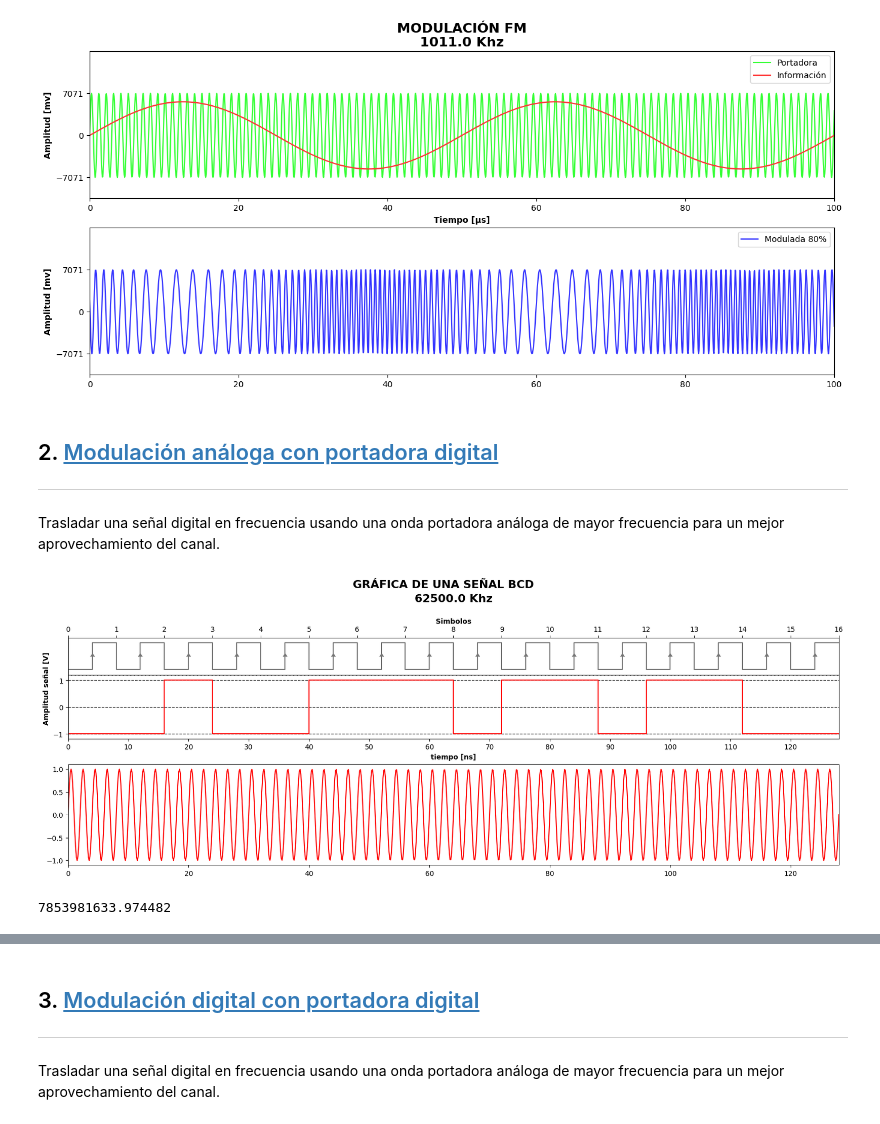
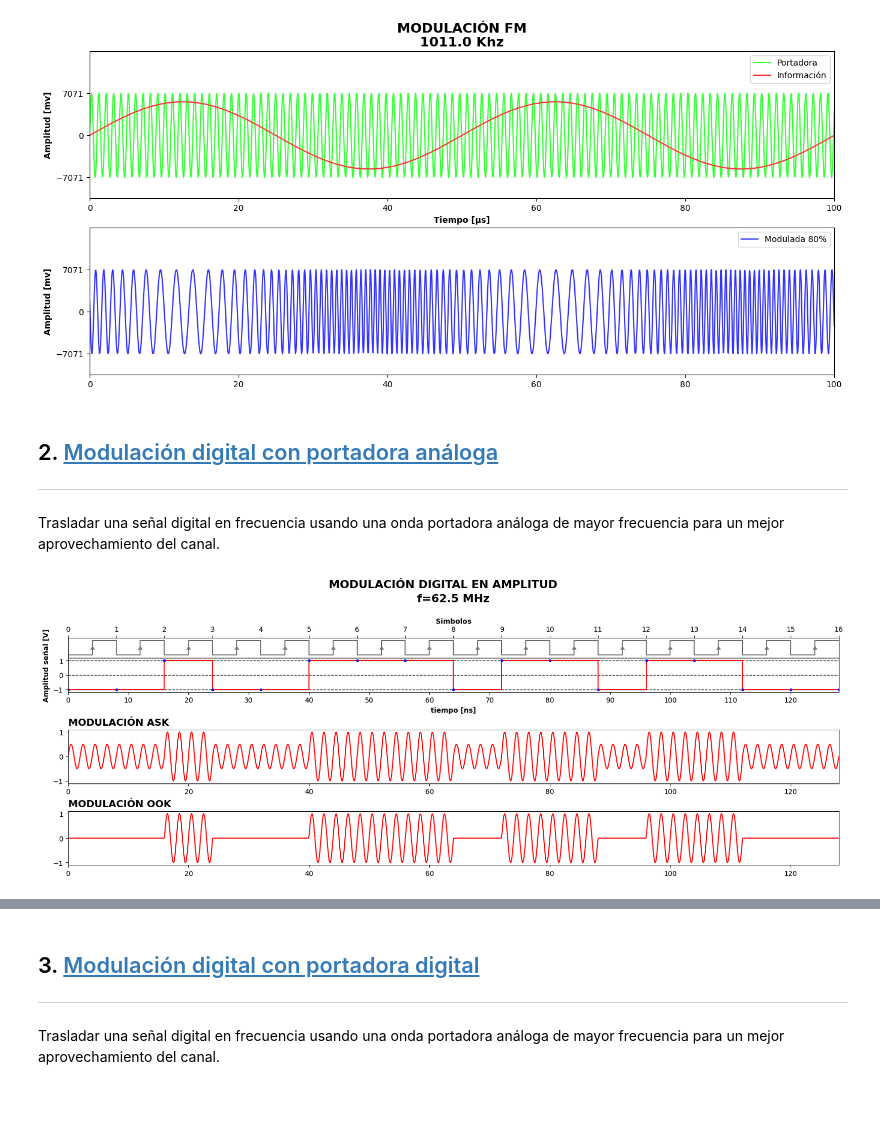
Before and after one commit to GiancarloBenavides/Telematics, a Jupyter notebook: 11-Comunicaciones/11.3_modulacion.ipynb, the cells around one changed output, grey strips where cells are left out. Cells and saved outputs as stored; diff of their text form; code cells hidden in the pictures.

```diff
--- a/11-Comunicaciones/11.3_modulacion.ipynb
+++ b/11-Comunicaciones/11.3_modulacion.ipynb
@@ -286,7 +286,7 @@ plt.show()
 # %% [output]
 [figure]
 # %% [markdown]
-## 2. [Modulación análoga con portadora digital](#agenda)
+## 2. [Modulación digital con portadora análoga](#agenda)
 ---
 Trasladar una señal digital en frecuencia usando una onda portadora análoga de mayor frecuencia para un mejor aprovechamiento del canal.
 # %%
@@ -298,7 +298,7 @@ tam_sym = 1
 tiempo_de_señal = 8e-9
 baudrate = 1/tiempo_de_señal
 ancho_de_banda = baudrate/2
-fp = 4*baudrate/1_000_000_000
+fp = 4*baudrate
 
 num_sym = len(bits)//tam_sym
 
@@ -322,6 +322,8 @@ for index in range(0, len(bits)//tam_sym):
 
 señales.append(señales[-1])
 clock.append(clock[-1])
+s = np.array(señales)
+c = np.array(clock, dtype=np.float16)-0.6
 
 # Vectores de tiempo
 # ----------------------------------------------------
@@ -329,33 +331,40 @@ ts = np.arange(0, tiempo_de_señal*(len(símbolos)+1), tiempo_de_señal)
 tc = np.arange(0, tiempo_de_señal*(len(símbolos)+1/2), tiempo_de_señal/2)
 tm = np.array([tc[i] for i in range(len(tc)) if i % 2 != 0])
 
+# Señal moduladora (Datos Digitales)
+distancia = s.max()-s.min()
+amplitud_ask = (s-s.min()+distancia)/(2*distancia)
+amplitud_ook = (s-s.min())/(distancia)
+replicas = 80
+Am1 = np.repeat(amplitud_ask, replicas)[:-replicas]
+Am2 = np.repeat(amplitud_ook, replicas)[:-replicas]
 
+# Vector de tiempo acorde a la frecuencia de la señal
+t = np.linspace(0, ts.max(), len(Am1))
 
+# Modulación en amplitud
+Wp = 2 * pi * fp            # Frecuencia angular de la portadora
+Sm1 = Am1 * sin(Wp*t)       # Modulación ASK
+Sm2 = Am2 * sin(Wp*t)       # Modulación OOK
 
+# Modulación en frecuencia
+Δf = 0.5 * fp * Am2
+Δp = pi * Am2
+Wp1 = 2 * pi * (fp + Δf)    # Frecuencia angular de la portadora
+Sm3 = sin(Wp1*t)            # Modulación FSK
+Sm4 = sin(Wp*t + Δp)        # Modulación PSK
 
-# Escala
+# Escala de ejes a valores apreciables
 ts = ts*1_000_000_000
 tc = tc*1_000_000_000
 tm = tm*1_000_000_000
-
-ms = 1e6 * tiempo_de_señal
-
-s = np.array(señales)
-c = np.array(clock, dtype=np.float16)-0.6
-
-# Señal portadora
-distancia = s.max()-s.min()
-Am = (s-s.min()+distancia)/(2*distancia)
-Wp = 2 * pi * fp        # Frecuencia angular de la portadoralen(Am)
-Am = np.repeat(Am, 40)
-t = np.linspace(0, ts.max(), 1024)
-Sm = sin(Wp*t)
-
+t = t*1_000_000_000
+ms = tiempo_de_señal*1e6
 
 # Gráfica
 # ----------------------------------------------------
 plt.figure(layout="constrained", figsize=(16, 6))
-plt.subplot(211)
+plt.subplot(311)
 plt.plot(tc, c, color="#777", drawstyle='steps-post')
 plt.axhline(y = 1.2, color = 'black', linewidth=1, linestyle = '-')
 
@@ -363,43 +372,44 @@ for nivel in niveles:
     plt.axhline(y = nivel, color = '#333', linewidth=1, linestyle = 'dashed')
 
 plt.plot(ts, s, color="red", drawstyle='steps-post')
-
+plt.plot(ts, s, color="blue", drawstyle='steps-post', linestyle = 'None', marker='.')
 
 if flanco_de_subida:
     plt.plot(tm, 2*np.ones(len(tm)), marker=6, color="#777" , linestyle='None')
 else:
     plt.plot(tm, 1.9*np.ones(len(tm)), marker=7, color="#777" , linestyle='None')
-
 
 # Garrapatas
 plt.yticks(niveles)
 plt.xticks(list(np.arange(0,tc.max(),10)))
 plt.xlim(tc.min(), tc.max())
 #plt.gca().xaxis.set_major_formatter(FormatStrFormatter('%2.0E'))
 
 # Textos en la gráfica
-plt.suptitle("Gráfica de una señal BCD".upper(), fontsize=16, fontweight="bold")
-plt.title(f"{ancho_de_banda/1_000:.1f} Khz\n", fontsize=16, fontweight="bold")
+plt.suptitle("Modulación digital en amplitud".upper(), fontsize=16, fontweight="bold")
+plt.title(f"f={ancho_de_banda/1e6:.1f} MHz\n", fontsize=16, fontweight="bold")
 plt.ylabel("Amplitud señal [V]", fontweight="bold")
 plt.xlabel("tiempo [ns]", fontweight="bold")
 
 # Escala de tiempo en micro-segundos
 ax2 = plt.twiny()
 ax2.plot([0, num_sym], [1.2, 1.2], color="gray", linewidth=1, linestyle='dashed')
 ax2.xaxis.tick_top()
 ax2.xaxis.set_label_position("top")
 ax2.set_xlabel("Simbolos", fontweight="bold")
 ax2.xaxis.set_major_locator(MultipleLocator(1))
 plt.xlim(0, num_sym)
 
-plt.subplot(212)
-plt.plot(t, Sm, color="red")
+plt.subplot(312)
+plt.title("Modulación ASK".upper(), loc="left", fontsize=14, fontweight="bold")
+plt.plot(t, Sm1, color="red")
+plt.xlim(t.min(), t.max())
+
+plt.subplot(313)
+plt.title("Modulación OOK".upper(), loc="left", fontsize=14, fontweight="bold")
+plt.plot(t, Sm2, color="red")
 plt.xlim(t.min(), t.max())
 
 plt.show()
 # %% [output]
-[figure, old version]
+[figure, new version]
-# %%
-Wp
-# %% [output]
-7853981633.974482
```
Also changed, not shown: parts of 2 cells of this notebook.
